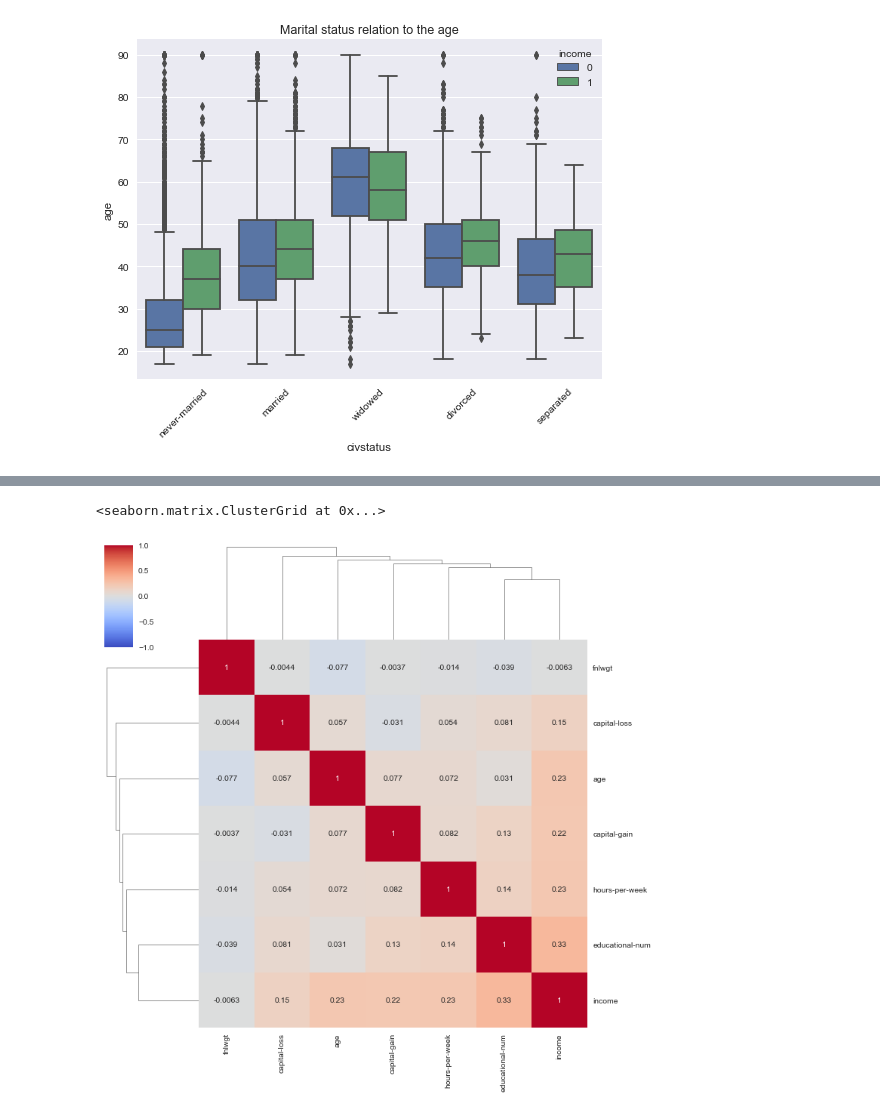
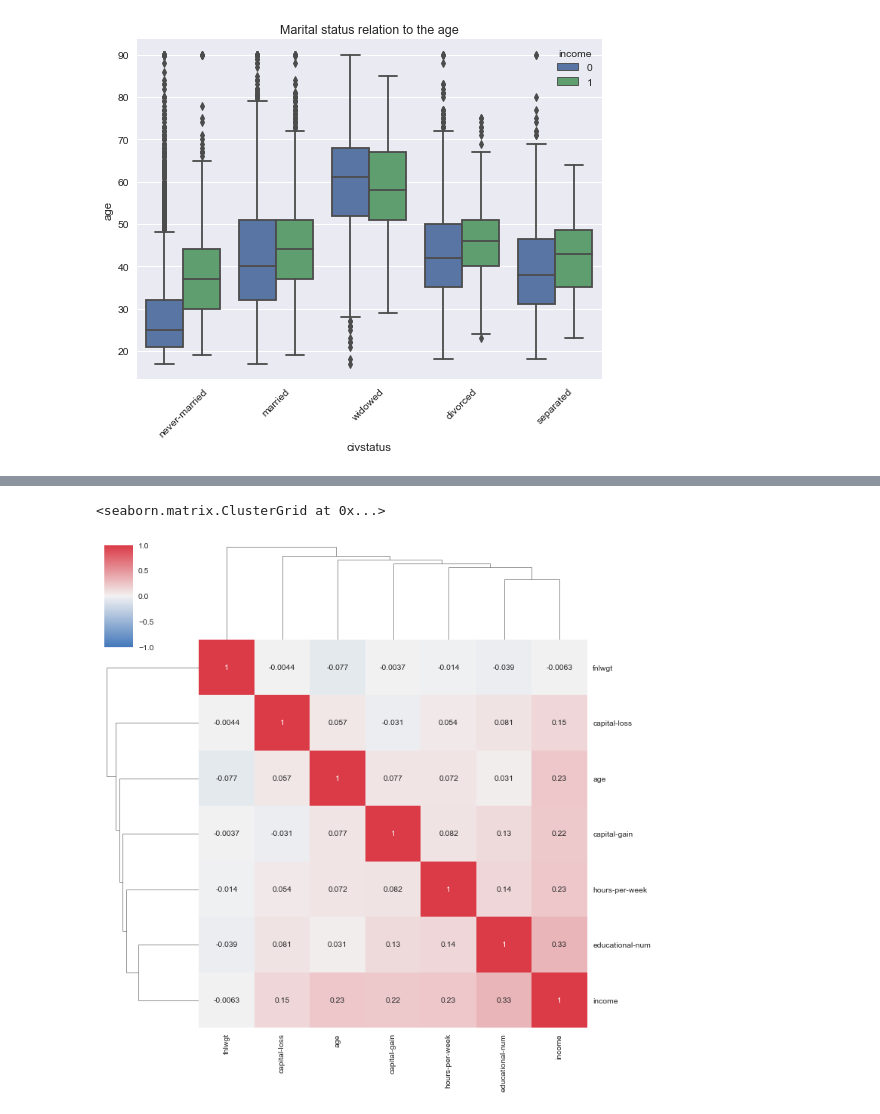
Before and after one commit to antosource/CursoDataScience, a Jupyter notebook: FundamentosDataScience/PruebaSalida/Hito2/Determinantes_del_ingreso.ipynb, the cells around one changed output, grey strips where cells are left out. Saved outputs shown, nothing was run; the diff lists cells and outputs as text; code cells hidden in the pictures.

```diff
--- a/FundamentosDataScience/PruebaSalida/Hito2/Determinantes_del_ingreso.ipynb
+++ b/FundamentosDataScience/PruebaSalida/Hito2/Determinantes_del_ingreso.ipynb
@@ -201,5 +211,5 @@ plt.show()
 # %%
-sns.clustermap(df.corr(), annot=True, cmap='coolwarm', vmin=-1, vmax=1)
+sns.clustermap(df.corr(), annot=True, cmap=cmap, vmin=-1, vmax=1)
 # %% [output]
 <seaborn.matrix.ClusterGrid at 0x...>
-[figure, old version]
+[figure, new version]
```
Also changed, not shown: parts of 8 cells of this notebook, 6 other files.
